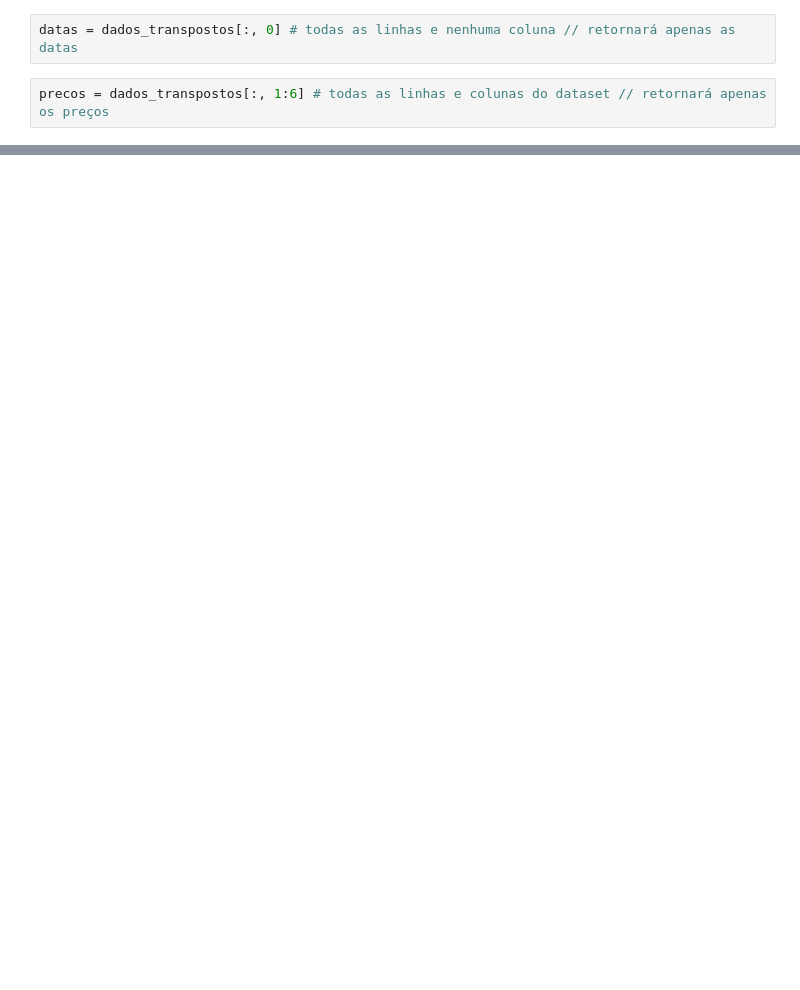
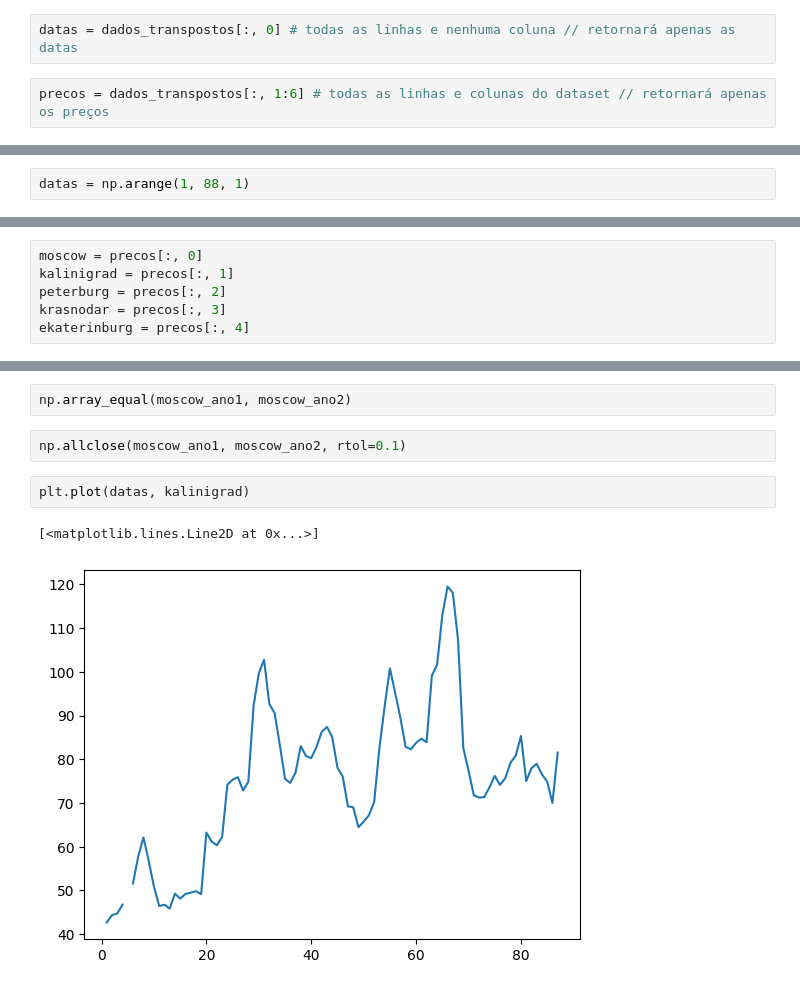
Before and after one commit to paulorobertovrc/alura-data-science, a Jupyter notebook: NumPy/principal.ipynb, the cells around one changed output, grey strips where cells are left out. Cells and saved outputs as stored; diff of their text form; blank space fills up the shorter version.

```diff
--- a/NumPy/principal.ipynb
+++ b/NumPy/principal.ipynb
@@ -77,0 +31,2 @@ precos = dados_transpostos[:, 1:6] # todas as linhas e colunas do dataset // ret
+# %%
+datas = np.arange(1, 88, 1)
@@ -77,0 +38,6 @@ precos = dados_transpostos[:, 1:6] # todas as linhas e colunas do dataset // ret
+# %%
+moscow = precos[:, 0]
+kalinigrad = precos[:, 1]
+peterburg = precos[:, 2]
+krasnodar = precos[:, 3]
+ekaterinburg = precos[:, 4]
@@ -77,0 +64,9 @@ precos = dados_transpostos[:, 1:6] # todas as linhas e colunas do dataset // ret
+# %%
+np.array_equal(moscow_ano1, moscow_ano2)
+# %%
+np.allclose(moscow_ano1, moscow_ano2, rtol=0.1)
+# %%
+plt.plot(datas, kalinigrad)
+# %% [output]
+[<matplotlib.lines.Line2D at 0x...>]
+[figure, added]
```
Also changed, not shown: parts of 22 cells of this notebook.
